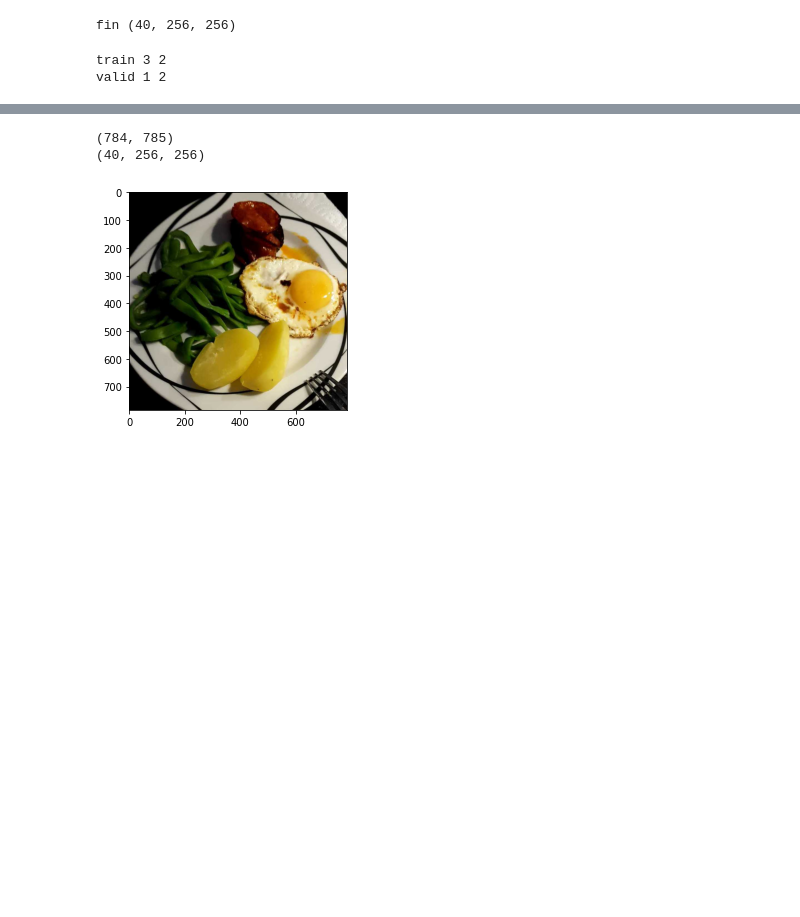
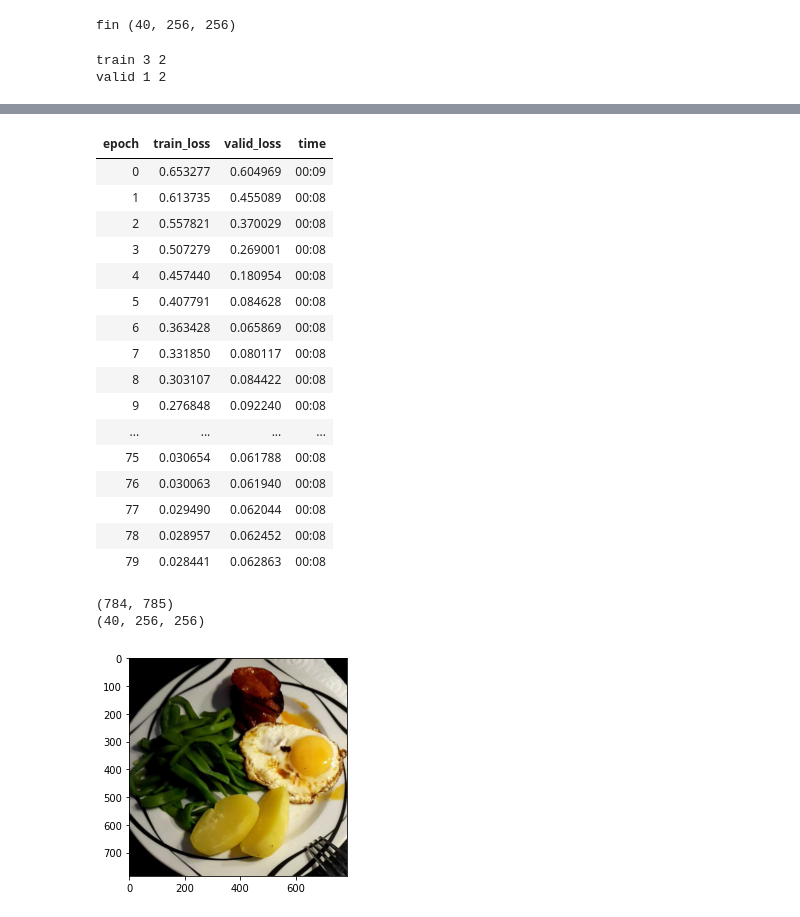
Before and after one commit to GollyTicker/Food-Recognition-Challenge, a Jupyter notebook: Starter_Kit.ipynb, the cells around one changed output, grey strips where cells are left out. Drawn from its saved outputs; the diff is of its cells as text; code cells hidden in the pictures; blank space fills up the shorter version.

```diff
--- a/Starter_Kit.ipynb
+++ b/Starter_Kit.ipynb
@@ -704,0 +637,79 @@ if False:
+# %%
+# learn = unet_learner(dls, resnet34) #cnn_learner
+
+ # note. weights can be given here to balance out class-imbalance
+crossEntropyLoss = torch.nn.CrossEntropyLoss(reduction='mean')
+multiLabelSoftMarginLoss = torch.nn.MultiLabelMarginLoss(reduction='mean')
+mseLoss = lambda x, y: torch.mean(torch.linalg.vector_norm(x - y, dim=(1,2,3)))
+bceLogitsLoss = torch.nn.BCEWithLogitsLoss(reduction='mean')
+
+# TODO. since we are using cross entropy, we should adapt the weighting, so that the positive samples are not overweighed by the negative samples
+
+USE_MSE=False
+
+from enum import auto
+class LossType(Enum):
+  CROSS_ENTROPY = (auto(),crossEntropyLoss)
+  MSE = (auto(), mseLoss)
+  # MULTI_LABEL_SOFT_MARGIN_LOSS = (auto(), multiLabelSoftMarginLoss)
+  BINARY_CROSS_ENTROPY_WITH_LOGITS_LOSS = (auto(), bceLogitsLoss)
+
+  def apply(self, x, y):
+    return self.value[1](x, y)
+
+LOSS_FUNCTION = LossType.BINARY_CROSS_ENTROPY_WITH_LOGITS_LOSS
+
+def loss_func(x,y):
+  assert x.shape == y.shape
+  assert x.shape[1:] == (N_CLASSES, IM_SZ, IM_SZ), f"Unexpected shape: {x.shape}"
+  assert x.shape[0] == BATCH_SZ or x.shape[0] == 1, f"Unexpected shape (batch): {x.shape}"
+
+  result = LOSS_FUNCTION.apply(x, y)
+
+  assert len(result.shape) == 0, f"Result should be scalar, but got: {result.shape}"
+  return result
+
+learn = unet_learner(
+  dls, resnet18,
+  n_out = N_CLASSES,
+  loss_func = loss_func # norm over segmentation. but sum over batch
+  # todo. use proper loss here
+  # lambda x, y: torch.mean torch.linalg.norm(x - y])
+  # cnn: loss_func = lambda x, y: torch.linalg.norm(x - y[:,:,y.shape[2]//2,y.shape[3]//2]) # y.shape = (bs, N_CLASSES, IMG_SIZE, IMG_SIZE)
+)
+
+def loss_func_single(x, y):
+  assert x.shape == y.shape
+  assert x.shape == (N_CLASSES,IM_SZ, IM_SZ)
+  print(x.dtype)
+  return loss_func(tensor(x[None,:],dtype=torch.float32), tensor(y[None,:],dtype=torch.float32))
+
+print(learn.model,learn.summary())
+
+# todo. transform segmentation and data to be resized to a specific size -> data blocks
+# todo. how might we make this a fully convolutional pipeline?
+
+# learn.show_training_loop()
+
+learn.fine_tune(80)
+# learn.fit_one_cycle(5)
+
+# learn.show_results()
+# todo. cannot show tensor multi-segmentation mask. need to define custom class for that
+
+if False:
+  unet_learner(
+    dls, models.alexnet,
+    normalize=True, n_out=len(category_ids),
+    pretrained=True, config=None,
+    loss_func=None, opt_func=Adam,
+    lr=0.001, metrics=None,
+    model_dir='models', train_bn=True,
+    blur=False, blur_final=True,
+    self_attention=False, y_range=None, last_cross=True,
+    bottle=False, norm_type=None
+  )
+
+
+#learn.fine_tune(16)
+# %% [output]
@@ -705,3 +736,20 @@ if False:
+| epoch | train_loss | valid_loss | time |
+| 0 | 0.653277 | 0.604969 | 00:09 |
+| 1 | 0.613735 | 0.455089 | 00:08 |
+| 2 | 0.557821 | 0.370029 | 00:08 |
+| 3 | 0.507279 | 0.269001 | 00:08 |
+| 4 | 0.457440 | 0.180954 | 00:08 |
+| 5 | 0.407791 | 0.084628 | 00:08 |
+| 6 | 0.363428 | 0.065869 | 00:08 |
+| 7 | 0.331850 | 0.080117 | 00:08 |
+| 8 | 0.303107 | 0.084422 | 00:08 |
+| 9 | 0.276848 | 0.092240 | 00:08 |
+| ... | ... | ... | ... |
+| 75 | 0.030654 | 0.061788 | 00:08 |
+| 76 | 0.030063 | 0.061940 | 00:08 |
+| 77 | 0.029490 | 0.062044 | 00:08 |
+| 78 | 0.028957 | 0.062452 | 00:08 |
+| 79 | 0.028441 | 0.062863 | 00:08 |
 # %%
 result, what = list(dls.train)[0][0]
 
```
Also changed, not shown: parts of 16 cells of this notebook.
